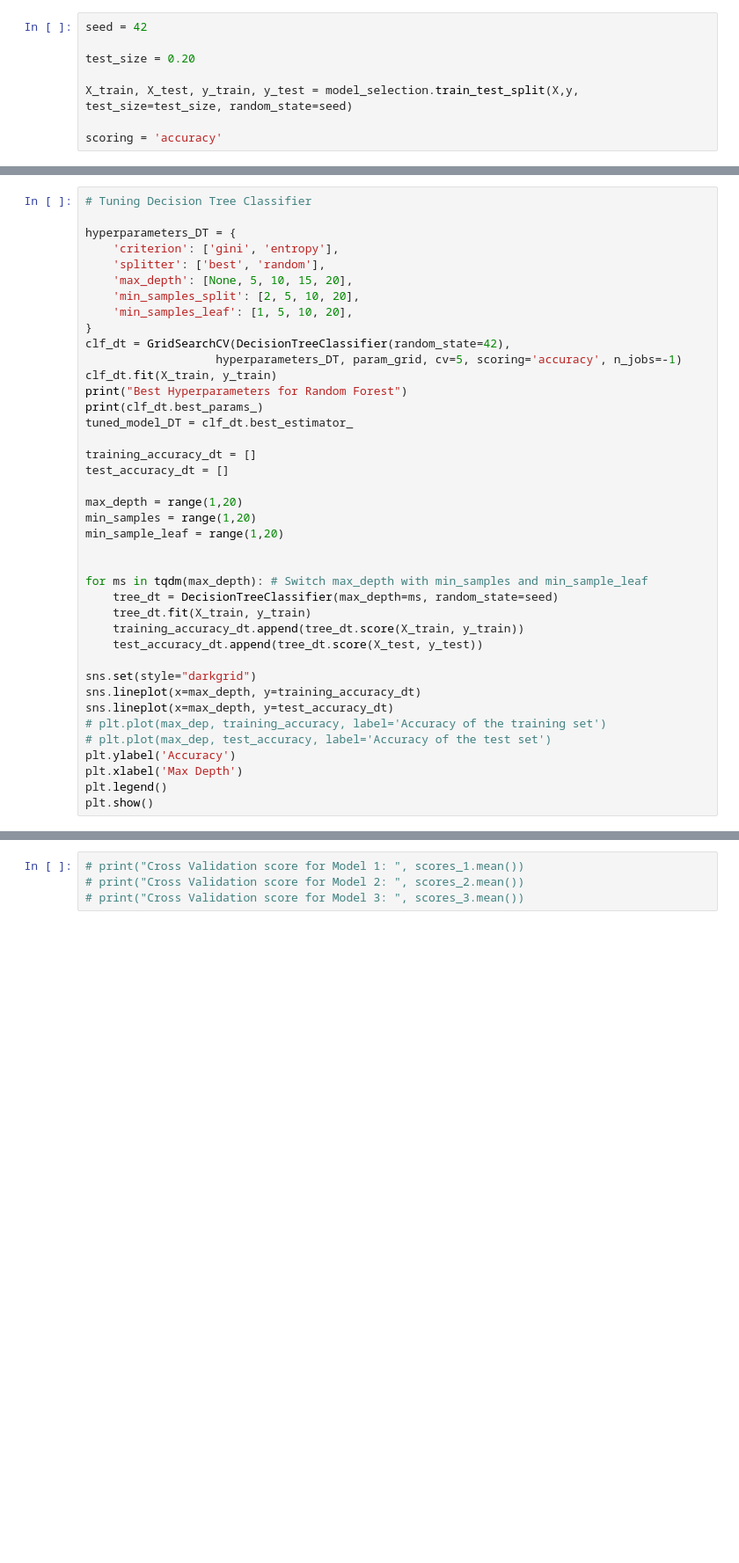
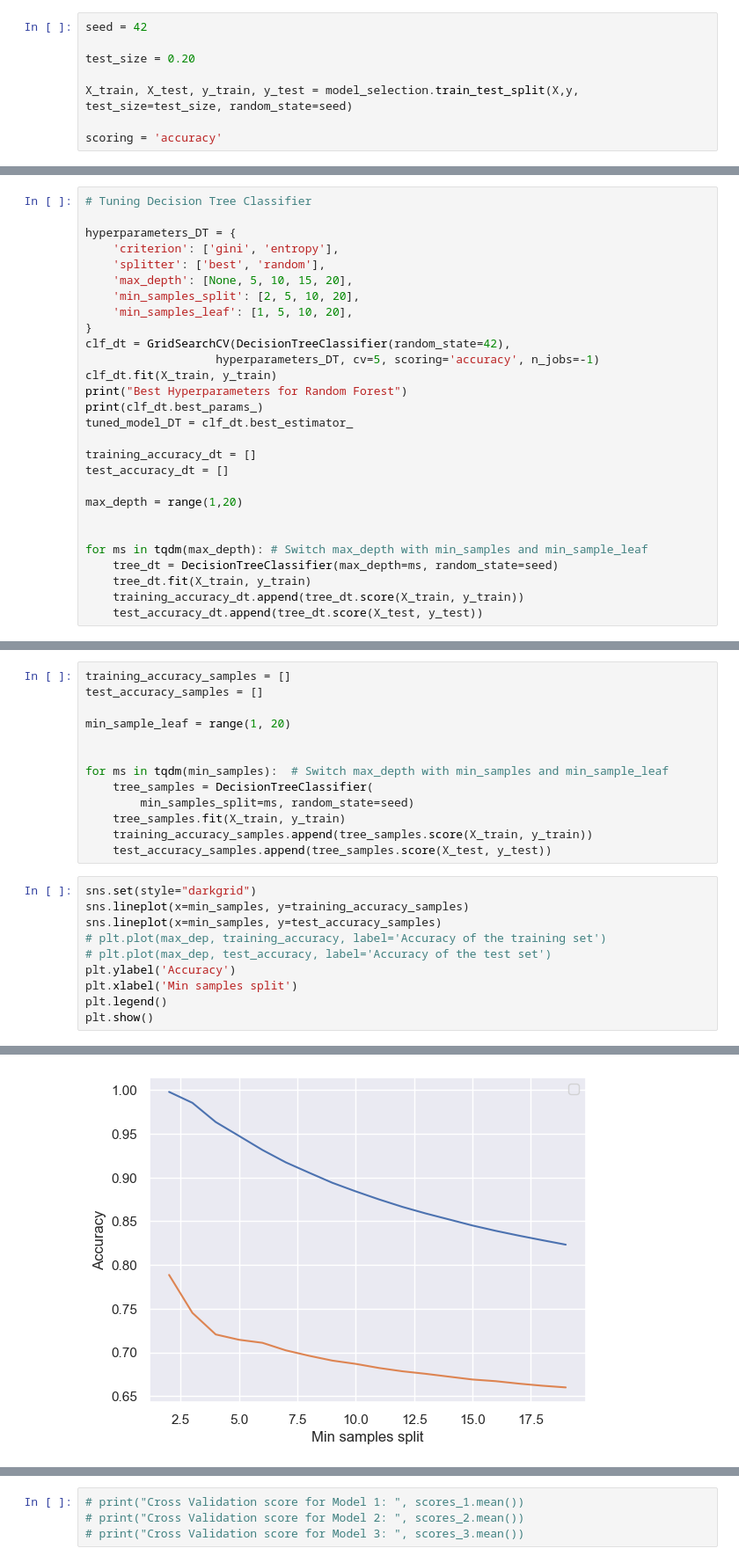
Before and after one commit to KingCyrus20/PAT-Clone-Detection, a Jupyter notebook: Project.ipynb, the cells around one changed output, grey strips where cells are left out. Shown at 88% size. Cells and saved outputs as stored; diff of their text form; blank space fills up the shorter version.

```diff
--- a/Project.ipynb
+++ b/Project.ipynb
@@ -246,7 +552,7 @@ hyperparameters_DT = {
     'min_samples_leaf': [1, 5, 10, 20],
 }
 clf_dt = GridSearchCV(DecisionTreeClassifier(random_state=42),
-                   hyperparameters_DT, param_grid, cv=5, scoring='accuracy', n_jobs=-1)
+                   hyperparameters_DT, cv=5, scoring='accuracy', n_jobs=-1)
 clf_dt.fit(X_train, y_train)
 print("Best Hyperparameters for Random Forest")
 print(clf_dt.best_params_)
@@ -256,8 +562,6 @@ training_accuracy_dt = []
 test_accuracy_dt = []
 
 max_depth = range(1,20)
-min_samples = range(1,20)
-min_sample_leaf = range(1,20)
 
 
 for ms in tqdm(max_depth): # Switch max_depth with min_samples and min_sample_leaf
@@ -265,13 +569,3 @@ for ms in tqdm(max_depth): # Switch max_depth with min_samples and min_sample_le
     tree_dt.fit(X_train, y_train)
     training_accuracy_dt.append(tree_dt.score(X_train, y_train))
     test_accuracy_dt.append(tree_dt.score(X_test, y_test))
-
-sns.set(style="darkgrid")
-sns.lineplot(x=max_depth, y=training_accuracy_dt)
-sns.lineplot(x=max_depth, y=test_accuracy_dt)
-# plt.plot(max_dep, training_accuracy, label='Accuracy of the training set')
-# plt.plot(max_dep, test_accuracy, label='Accuracy of the test set')
-plt.ylabel('Accuracy')
-plt.xlabel('Max Depth')
-plt.legend()
-plt.show()
@@ -277,0 +640,24 @@ plt.show()
+# %%
+training_accuracy_samples = []
+test_accuracy_samples = []
+
+min_sample_leaf = range(1, 20)
+
+
+for ms in tqdm(min_samples):  # Switch max_depth with min_samples and min_sample_leaf
+    tree_samples = DecisionTreeClassifier(
+        min_samples_split=ms, random_state=seed)
+    tree_samples.fit(X_train, y_train)
+    training_accuracy_samples.append(tree_samples.score(X_train, y_train))
+    test_accuracy_samples.append(tree_samples.score(X_test, y_test))
+# %%
+sns.set(style="darkgrid")
+sns.lineplot(x=min_samples, y=training_accuracy_samples)
+sns.lineplot(x=min_samples, y=test_accuracy_samples)
+# plt.plot(max_dep, training_accuracy, label='Accuracy of the training set')
+# plt.plot(max_dep, test_accuracy, label='Accuracy of the test set')
+plt.ylabel('Accuracy')
+plt.xlabel('Min samples split')
+plt.legend()
+plt.show()
+# %% [output]
@@ -277,0 +665 @@ plt.show()
+[figure, added]
```
Also changed, not shown: parts of 34 cells of this notebook.
